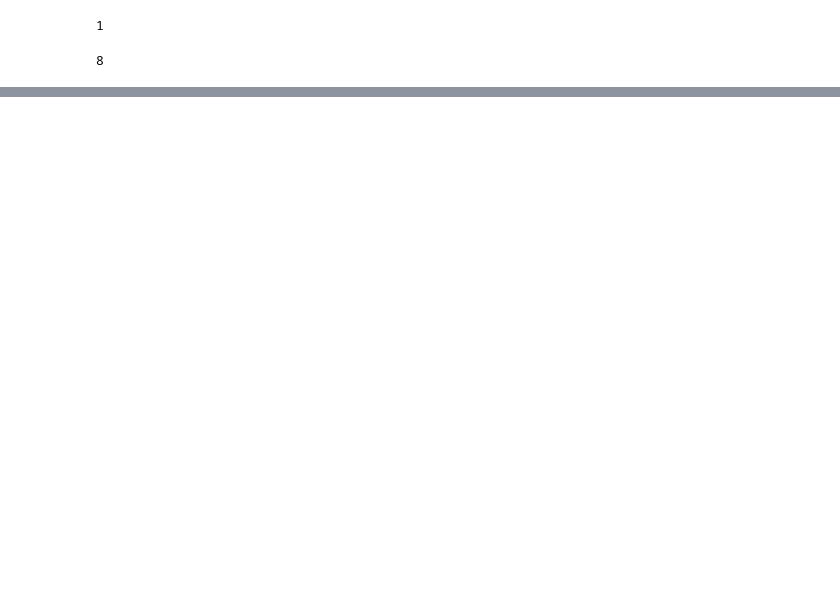
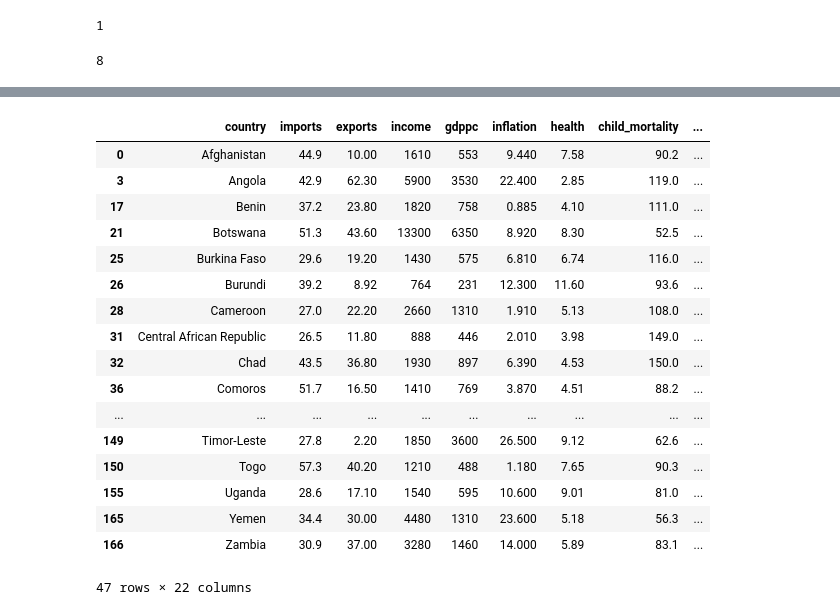
Before and after one commit to BimsaraGunarathna/aithion-k-means-clusttering-model, a Jupyter notebook: Aithion - K-Means Clusttering Demo.ipynb, the cells around one changed output, grey strips where cells are left out. Cells and saved outputs as stored; diff of their text form; code cells hidden in the pictures; blank space fills up the shorter version.

```diff
--- a/Aithion - K-Means Clusttering Demo.ipynb
+++ b/Aithion - K-Means Clusttering Demo.ipynb
@@ -88,6 +88,7 @@ kmeans.fit(data_scaled)
 pred = kmeans.predict(data_scaled)
 # %%
 frame = pd.DataFrame(data_scaled)
+frame["id"] = frame.index + 1
 frame['cluster'] = pred
 frame['cluster'].value_counts()
 # %% [output]
@@ -155,0 +159,6 @@ textfile.write(str(OneCountryR))
+# %%
+data_o=pd.read_csv("data.csv")
+# %%
+data_o["id"] = data_o.index + 1
+# %%
+df3=pd.merge(data_o,frame,on="id")
@@ -155,0 +181,21 @@ textfile.write(str(OneCountryR))
+# %%
+df3[df3["cluster"] == 0]
+# %% [output]
+|  | country | imports | exports | income | gdppc | inflation | health | child_mortality | ... |
+| 0 | Afghanistan | 44.9 | 10.00 | 1610 | 553 | 9.440 | 7.58 | 90.2 | ... |
+| 3 | Angola | 42.9 | 62.30 | 5900 | 3530 | 22.400 | 2.85 | 119.0 | ... |
+| 17 | Benin | 37.2 | 23.80 | 1820 | 758 | 0.885 | 4.10 | 111.0 | ... |
+| 21 | Botswana | 51.3 | 43.60 | 13300 | 6350 | 8.920 | 8.30 | 52.5 | ... |
+| 25 | Burkina Faso | 29.6 | 19.20 | 1430 | 575 | 6.810 | 6.74 | 116.0 | ... |
+| 26 | Burundi | 39.2 | 8.92 | 764 | 231 | 12.300 | 11.60 | 93.6 | ... |
+| 28 | Cameroon | 27.0 | 22.20 | 2660 | 1310 | 1.910 | 5.13 | 108.0 | ... |
+| 31 | Central African Republic | 26.5 | 11.80 | 888 | 446 | 2.010 | 3.98 | 149.0 | ... |
+| 32 | Chad | 43.5 | 36.80 | 1930 | 897 | 6.390 | 4.53 | 150.0 | ... |
+| 36 | Comoros | 51.7 | 16.50 | 1410 | 769 | 3.870 | 4.51 | 88.2 | ... |
+| ... | ... | ... | ... | ... | ... | ... | ... | ... | ... |
+| 149 | Timor-Leste | 27.8 | 2.20 | 1850 | 3600 | 26.500 | 9.12 | 62.6 | ... |
+| 150 | Togo | 57.3 | 40.20 | 1210 | 488 | 1.180 | 7.65 | 90.3 | ... |
+| 155 | Uganda | 28.6 | 17.10 | 1540 | 595 | 10.600 | 9.01 | 81.0 | ... |
+| 165 | Yemen | 34.4 | 30.00 | 4480 | 1310 | 23.600 | 5.18 | 56.3 | ... |
+| 166 | Zambia | 30.9 | 37.00 | 3280 | 1460 | 14.000 | 5.89 | 83.1 | ... |
+47 rows × 22 columns
```
Also changed, not shown: parts of 15 cells of this notebook, 1 other file.
